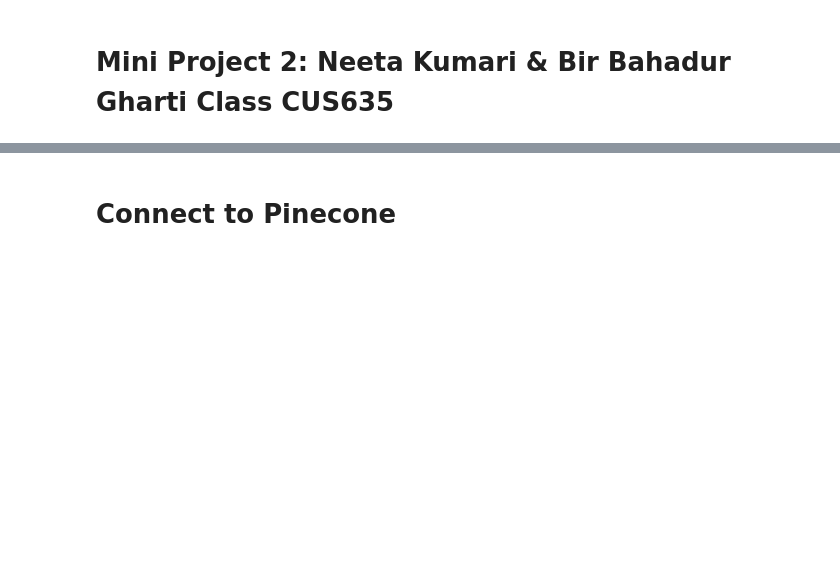
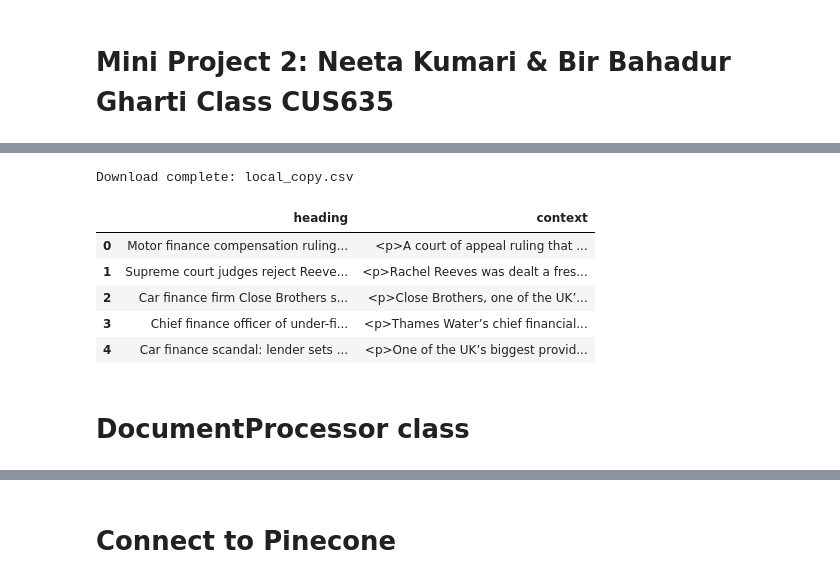
Before and after one commit to Neetagrg/Mini-Project_2_Spring-2025-WEB-DATA-MINING-CUS-635, a Jupyter notebook: mini_project_2.ipynb, the cells around one changed output, grey strips where cells are left out. Drawn from its saved outputs; the diff is of its cells as text; code cells hidden in the pictures; blank space fills up the shorter version.

```diff
--- a/mini_project_2.ipynb
+++ b/mini_project_2.ipynb
@@ -80 +45,26 @@ Requirement already satisfied: six>=1.5 in /usr/local/lib/python3.11/dist-packag
+# %%
+# file path in S3
+filename = TEAM_FOLDER + "Financial_Articles.csv"
+
+# Download the file and save locally
+s3.download_file(BUCKET_NAME, filename, "local_copy.csv")
+
+print("Download complete: local_copy.csv")
+# %% [output]
+Download complete: local_copy.csv
+# %%
+# Load the CSV into a DataFrame
+df = pd.read_csv("local_copy.csv")
+
+# Display the first 5 rows
+df.head()
+# %% [output]
+|  | heading | context |
+| 0 | Motor finance compensation ruling... | <p>A court of appeal ruling that ... |
+| 1 | Supreme court judges reject Reeve... | <p>Rachel Reeves was dealt a fres... |
+| 2 | Car finance firm Close Brothers s... | <p>Close Brothers, one of the UK’... |
+| 3 | Chief finance officer of under-fi... | <p>Thames Water’s chief financial... |
+| 4 | Car finance scandal: lender sets ... | <p>One of the UK’s biggest provid... |
+# %% [markdown]
+# DocumentProcessor class
 # %%
```
Also changed, not shown: parts of 49 cells of this notebook.
